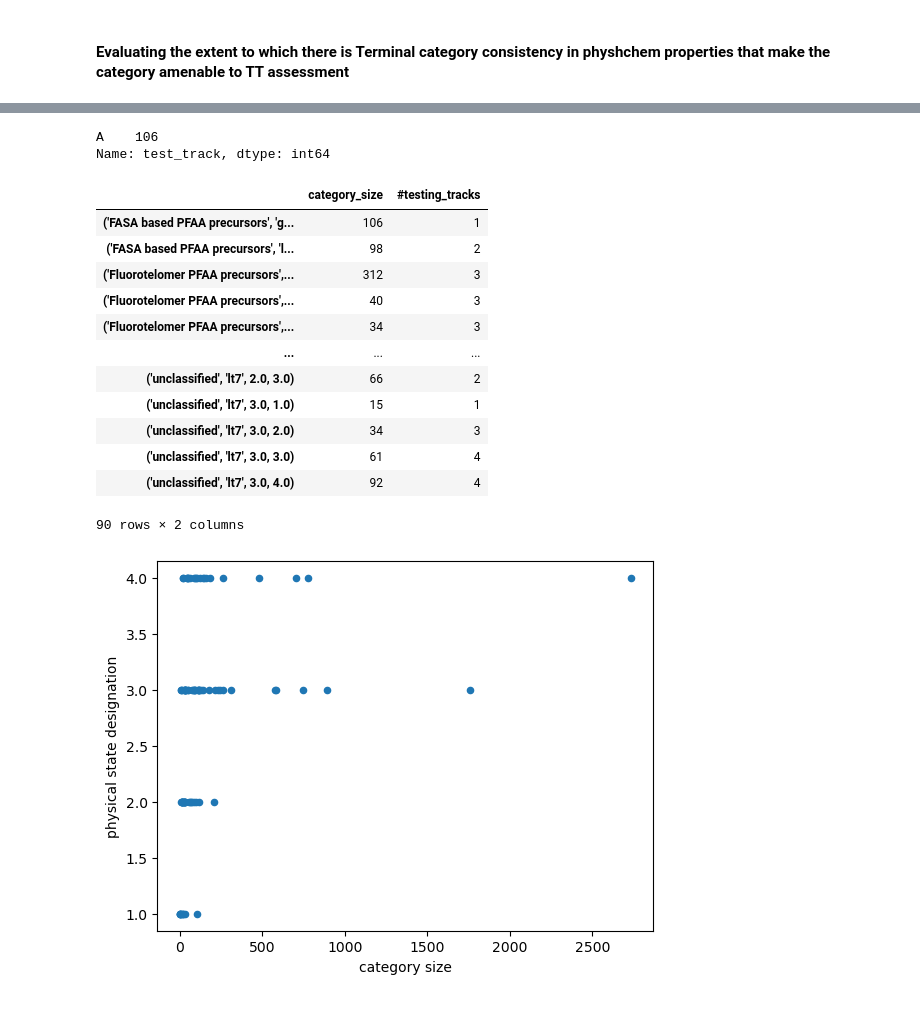
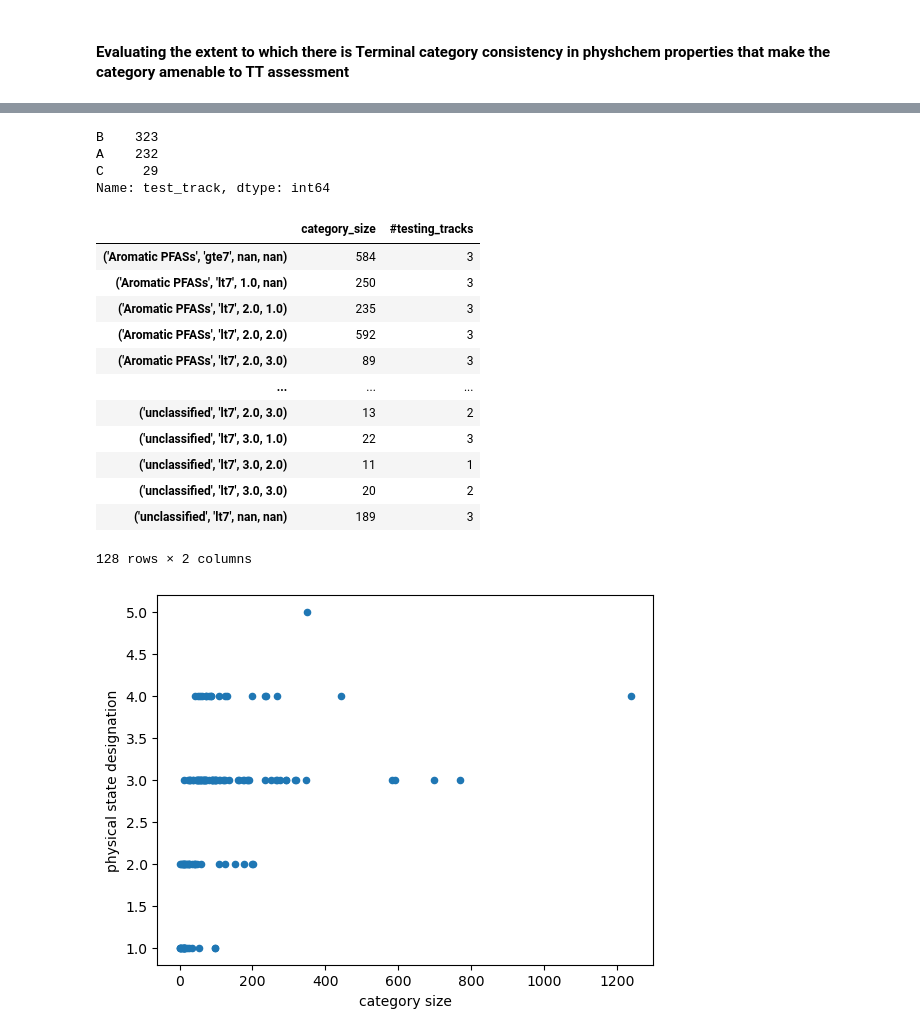
Before and after one commit to patlewig/nts_pfas, a Jupyter notebook: notebooks/12_physchem_similarity.ipynb, the cells around one changed output, grey strips where cells are left out. Drawn from its saved outputs; the diff is of its cells as text; code cells hidden in the pictures.

```diff
--- a/notebooks/12_physchem_similarity.ipynb
+++ b/notebooks/12_physchem_similarity.ipynb
@@ -74,0 +305,2 @@ df.shape
+# %%
+df = pd.merge(df, opera, left_on = 'dtxsid', right_on = 'MoleculeID', how = 'left')
@@ -110,21 +361,21 @@ df4
 # %%
 test_track = []
 for i, row in df4.iterrows():
-    if (row['MP_pred'] >25) & (row['WS_pred_mg/L'] < 100):
+    if (row['MP_pred'] >25) & (row['WS_pred_mg/L'] < 0.5):
         test_track.append([i,'A'])
-    elif (row['MP_pred'] >25) & (row['WS_pred_mg/L'] >=100):
+    elif (row['MP_pred'] >25) & (row['WS_pred_mg/L'] >=0.5):
         test_track.append([i,'B'])
-    elif (row['BP_pred'] <25) & (row['WS_pred_mg/L'] < 100):
+    elif (row['BP_pred'] <25) & (row['WS_pred_mg/L'] < 0.5):
         test_track.append([i,'D'])
-    elif (row['BP_pred'] <25) & (row['WS_pred_mg/L'] >=100) & (row['HLC'] <0.1):
+    elif (row['BP_pred'] <25) & (row['WS_pred_mg/L'] >=0.5) & (row['HLC'] <0.1):
         test_track.append([i,'C'])
-    elif (row['BP_pred'] <25) & (row['WS_pred_mg/L'] >=100) & (row['HLC'] >=0.1):
+    elif (row['BP_pred'] <25) & (row['WS_pred_mg/L'] >=0.5) & (row['HLC'] >=0.1):
         test_track.append([i,'D'])
-    elif (row['MP_pred'] <=25) & (row['BP_pred'] >=25) & (row['WS_pred_mg/L'] >=100) & (10**row['LogVP_pred'] <=75):
+    elif (row['MP_pred'] <=25) & (row['BP_pred'] >=25) & (row['WS_pred_mg/L'] >=0.5) & (10**row['LogVP_pred'] <=75):
         test_track.append([i,'B'])
-    elif (row['MP_pred'] <=25) & (row['BP_pred'] >=25) & (row['WS_pred_mg/L'] <100):
+    elif (row['MP_pred'] <=25) & (row['BP_pred'] >=25) & (row['WS_pred_mg/L'] <0.5):
         test_track.append([i, 'C'])
-    elif (row['MP_pred'] <=25) & (row['BP_pred'] >=25) & (row['WS_pred_mg/L'] >100) & (10**row['LogVP_pred'] >75):
+    elif (row['MP_pred'] <=25) & (row['BP_pred'] >=25) & (row['WS_pred_mg/L'] >0.5) & (10**row['LogVP_pred'] >75):
         test_track.append([i, 'C'])
     else:
         test_track.append([i, 'not_determined'])
@@ -240,35 +482,37 @@ for i, group in df1.groupby('group_str'):
 # %%
-phys_dict["('FASA based PFAA precursors', 'gte7', nan, nan)"]['test_track'].value_counts()
+phys_dict["('Aromatic PFASs', 'gte7', nan, nan)"]['test_track'].value_counts()
 # %% [output]
-A    106
+B    323
+A    232
+C     29
 Name: test_track, dtype: int64
 # %%
-df1 = pd.concat([pd.DataFrame([{k:len(v) for k,v in phys_dict.items()}]).T, pd.DataFrame([{k:v['test_track'].nunique() for k,v in phys_dict.items()}]).T], axis = 1)
+df2 = pd.concat([pd.DataFrame([{k:len(v) for k,v in phys_dict.items()}]).T, pd.DataFrame([{k:v['test_track'].nunique() for k,v in phys_dict.items()}]).T], axis = 1)
 # %%
-df1.columns = ['category_size', '#testing_tracks']
+df2.columns = ['category_size', '#testing_tracks']
 # %%
-df1[df1['#testing_tracks'] >0]
+df2[df2['#testing_tracks'] >0]
 # %% [output]
 |  | category_size | #testing_tracks |
-| ('FASA based PFAA precursors', 'g... | 106 | 1 |
-| ('FASA based PFAA precursors', 'l... | 98 | 2 |
-| ('Fluorotelomer PFAA precursors',... | 312 | 3 |
-| ('Fluorotelomer PFAA precursors',... | 40 | 3 |
-| ('Fluorotelomer PFAA precursors',... | 34 | 3 |
+| ('Aromatic PFASs', 'gte7', nan, nan) | 584 | 3 |
+| ('Aromatic PFASs', 'lt7', 1.0, nan) | 250 | 3 |
+| ('Aromatic PFASs', 'lt7', 2.0, 1.0) | 235 | 3 |
+| ('Aromatic PFASs', 'lt7', 2.0, 2.0) | 592 | 3 |
+| ('Aromatic PFASs', 'lt7', 2.0, 3.0) | 89 | 3 |
 | ... | ... | ... |
-| ('unclassified', 'lt7', 2.0, 3.0) | 66 | 2 |
-| ('unclassified', 'lt7', 3.0, 1.0) | 15 | 1 |
-| ('unclassified', 'lt7', 3.0, 2.0) | 34 | 3 |
-| ('unclassified', 'lt7', 3.0, 3.0) | 61 | 4 |
-| ('unclassified', 'lt7', 3.0, 4.0) | 92 | 4 |
+| ('unclassified', 'lt7', 2.0, 3.0) | 13 | 2 |
+| ('unclassified', 'lt7', 3.0, 1.0) | 22 | 3 |
+| ('unclassified', 'lt7', 3.0, 2.0) | 11 | 1 |
+| ('unclassified', 'lt7', 3.0, 3.0) | 20 | 2 |
+| ('unclassified', 'lt7', nan, nan) | 189 | 3 |
-90 rows × 2 columns
+128 rows × 2 columns
 # %%
 #df_wphychem1[df_wphychem1['test_track'].isnull()]
 # %%
-df1[df1['#testing_tracks'] >0].plot(kind = 'scatter', x = 'category_size', y = '#testing_tracks')
+df2[df2['#testing_tracks'] >0].plot(kind = 'scatter', x = 'category_size', y = '#testing_tracks')
 plt.ylabel('physical state designation')
 plt.xlabel('category size')
-plt.savefig(figures_dir+'FigureS5_061123.png', dpi = 300)
+plt.savefig(figures_dir+'FigureS5_120524.png', dpi = 300)
 # %% [output]
-[figure, old version]
+[figure, new version]
 # %%
```
Also changed, not shown: parts of 46 cells of this notebook, 2 other files.
